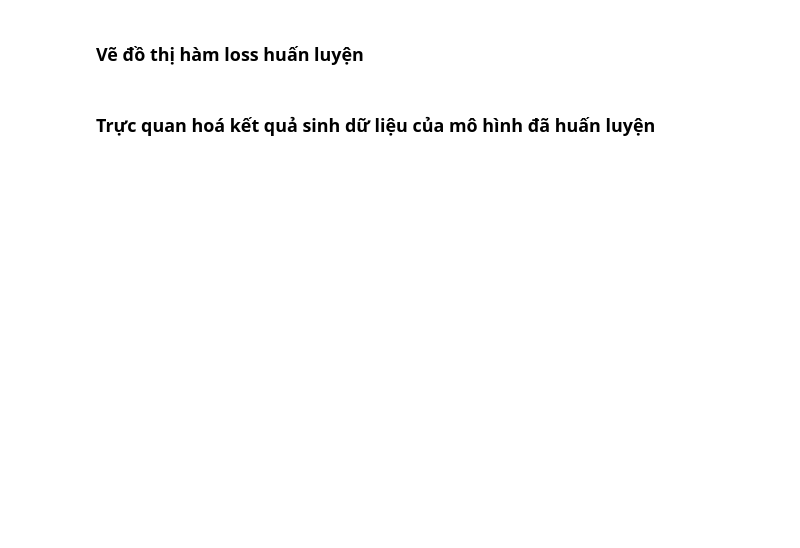
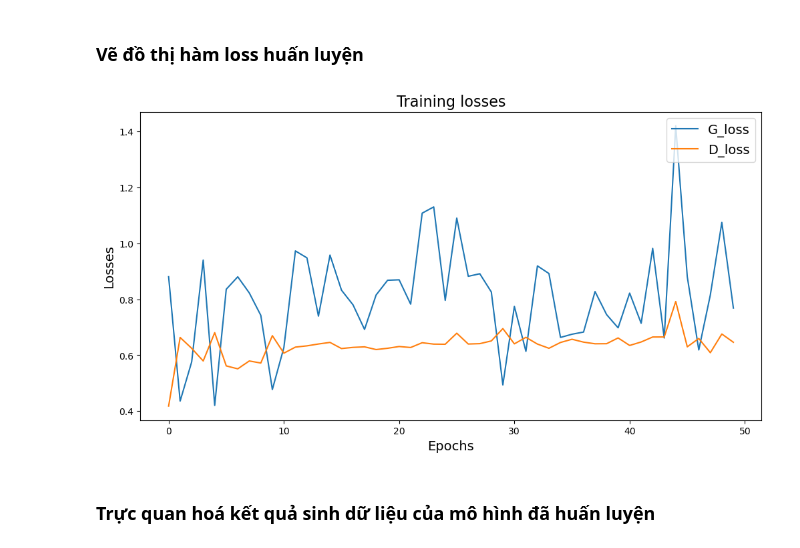
Before and after one commit to thichankem/GR1-ML-DL, a Jupyter notebook: ML-exercises/Ex16/gan_mnist_pytorch.ipynb, the cells around one changed output. Drawn from its saved outputs; the diff is of its cells as text; code cells hidden in the pictures; blank space fills up the shorter version.

```diff
--- a/ML-exercises/Ex16/gan_mnist_pytorch.ipynb
+++ b/ML-exercises/Ex16/gan_mnist_pytorch.ipynb
@@ -207,0 +210,27 @@ for epoch in range(epochs):
+# %%
+adversarial_loss = torch.nn.BCEWithLogitsLoss()  # dùng với AMP (không Sigmoid ở D)
+optimizer_G = torch.optim.Adam(G.parameters(), lr=0.0002, betas=(0.5, 0.999))
+optimizer_D = torch.optim.Adam(D.parameters(), lr=0.0002, betas=(0.5, 0.999))
+
+losses_G = []
+losses_D = []
+samples = []
+
+use_amp = device.type == 'cuda'
+scaler_G = torch.amp.GradScaler('cuda', enabled=use_amp)
+scaler_D = torch.amp.GradScaler('cuda', enabled=use_amp)
+
+import time
+_p = next(G.parameters())
+print('Generator device:', _p.device, '| AMP (mixed precision):', use_amp)
+if device.type == 'cuda':
+    torch.cuda.synchronize()
+    _z = torch.randn(batch_size, 100, device=device)
+    t0 = time.time()
+    with torch.autocast('cuda', enabled=use_amp):
+        for _ in range(50):
+            _ = G(_z)
+    torch.cuda.synchronize()
+    print(f'50 forward G: {time.time() - t0:.2f}s')
+    print('VRAM dang dung (MB):', round(torch.cuda.max_memory_allocated() / 1e6, 1))
+    torch.cuda.reset_peak_memory_stats()
@@ -209,13 +310,16 @@ for epoch in range(epochs):
 ### Vẽ đồ thị hàm loss huấn luyện
 # %%
 plt.figure(figsize=(12, 6))
-plt.plot(list(range(len(losses_G)/10)*10), losses_G, label="G_loss")
-plt.plot(list(range(len(losses_D)/10)*10), losses_D, label="D_loss")
+epochs_axis = list(range(len(losses_G)))
+plt.plot(epochs_axis, losses_G, label="G_loss")
+plt.plot(epochs_axis, losses_D, label="D_loss")
 plt.title("Training losses", fontsize=16)
 plt.xlabel("Epochs", fontsize=14)
 plt.ylabel("Losses", fontsize=14)
 plt.legend(loc="upper right", fontsize=14)
 plt.show()
+# %% [output]
+[figure, added]
 # %% [markdown]
 ### Trực quan hoá kết quả sinh dữ liệu của mô hình đã huấn luyện
 # %%
```
Also changed, not shown: parts of 13 cells of this notebook, 10 other files.
